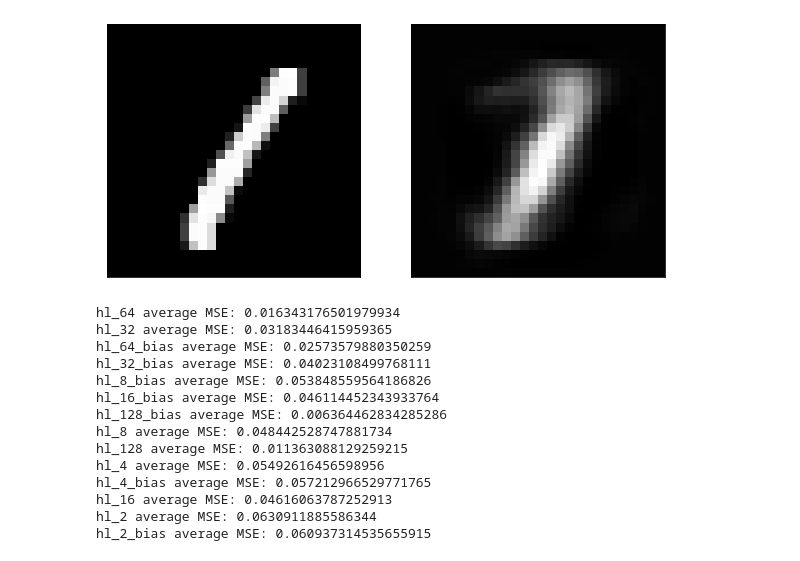
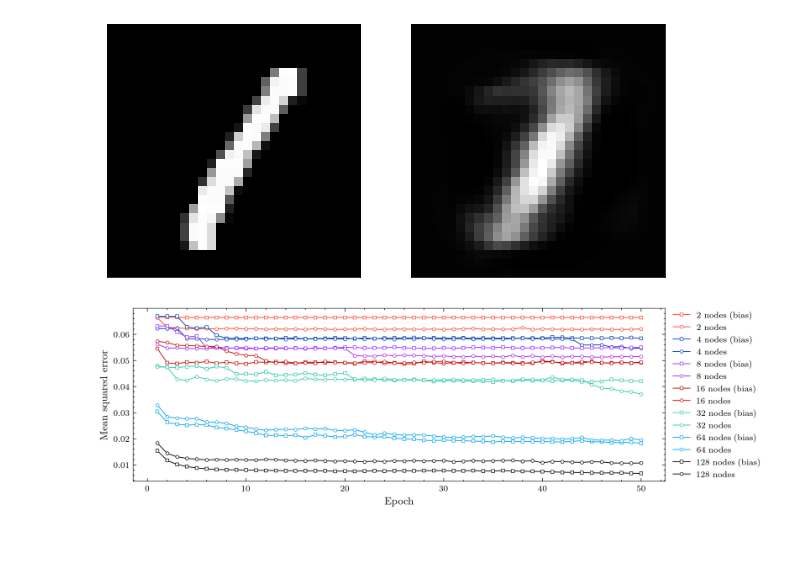
Before and after one commit to HRSAndrabi/autoencoder-compression-ratios, a Jupyter notebook: src/main.ipynb, the cells around one changed output. Cells and saved outputs as stored; diff of their text form; code cells hidden in the pictures.

Commit message:
Add loss plots.

```diff
--- a/src/main.ipynb
+++ b/src/main.ipynb
@@ -348,31 +348,42 @@ Output layer:   784 nodes
 [figure]
 [figure]
 [figure]
-# %%
-models = []
-
-for model_path in glob.glob("./models/*.json"):
-	model = AutoEncoder()
-	model.load(
-		path_to_spec=model_path,
-		print_summary=False,
-	)
-	models.append(model)
-
-for model in models:
-	model.evaluate(x_test)
-# %% [output]
-hl_64 average MSE: 0.016343176501979934
-hl_32 average MSE: 0.03183446415959365
-hl_64_bias average MSE: 0.02573579880350259
-hl_32_bias average MSE: 0.04023108499768111
-hl_8_bias average MSE: 0.053848559564186826
-hl_16_bias average MSE: 0.046114452343933764
-hl_128_bias average MSE: 0.006364462834285286
-hl_8 average MSE: 0.048442528747881734
-hl_128 average MSE: 0.011363088129259215
-hl_4 average MSE: 0.05492616456598956
-hl_4_bias average MSE: 0.057212966529771765
-hl_16 average MSE: 0.04616063787252913
-hl_2 average MSE: 0.0630911885586344
-hl_2_bias average MSE: 0.060937314535655915
+# %%
+colors = ["#FF412C", "#003CAB", "#9F29FF", "#C20800", "#31CAA8", "#06A6EE", "#000000"]
+markers = ["s", "o", "^", "P", "o", "X", "^", "v"]
+
+with plt.style.context("science"):
+	plt.figure(figsize=(9,3), dpi=300)
+	for hl_i, hl in enumerate([2, 4, 8, 16, 32, 64, 128]):
+		for bias_i, bias in enumerate([True, False]):
+			if bias:
+				model_name = f"hl_{hl}_bias"
+				plot_label = f"{hl} nodes (bias)"
+			else:
+				model_name = f"hl_{hl}"
+				plot_label = f"{hl} nodes"
+			model = AutoEncoder()
+			model.load(
+				path_to_spec=f"./models/{model_name}.json",
+				print_summary=False,
+			)
+			mse = model.spec["loss"]
+			plt.plot(
+				[*range(1, len(mse)+1)],
+				mse,
+				color=colors[hl_i],
+				marker=markers[bias_i],
+				markerfacecolor="#ffffff",
+				markersize=3,
+				linewidth=0.7,
+				markeredgewidth=0.5,
+				label=plot_label
+			)
+
+	plt.tick_params(labelsize=8)
+	plt.xlabel("Epoch", fontsize=10)
+	plt.ylabel("Mean squared error",fontsize=10)
+	plt.legend(loc="center left", bbox_to_anchor=(1, 0.5), ncol=1, fontsize=8)
+	plt.show()
+# %% [output]
+[figure, added]
```
Also changed, not shown: 1 other file.
